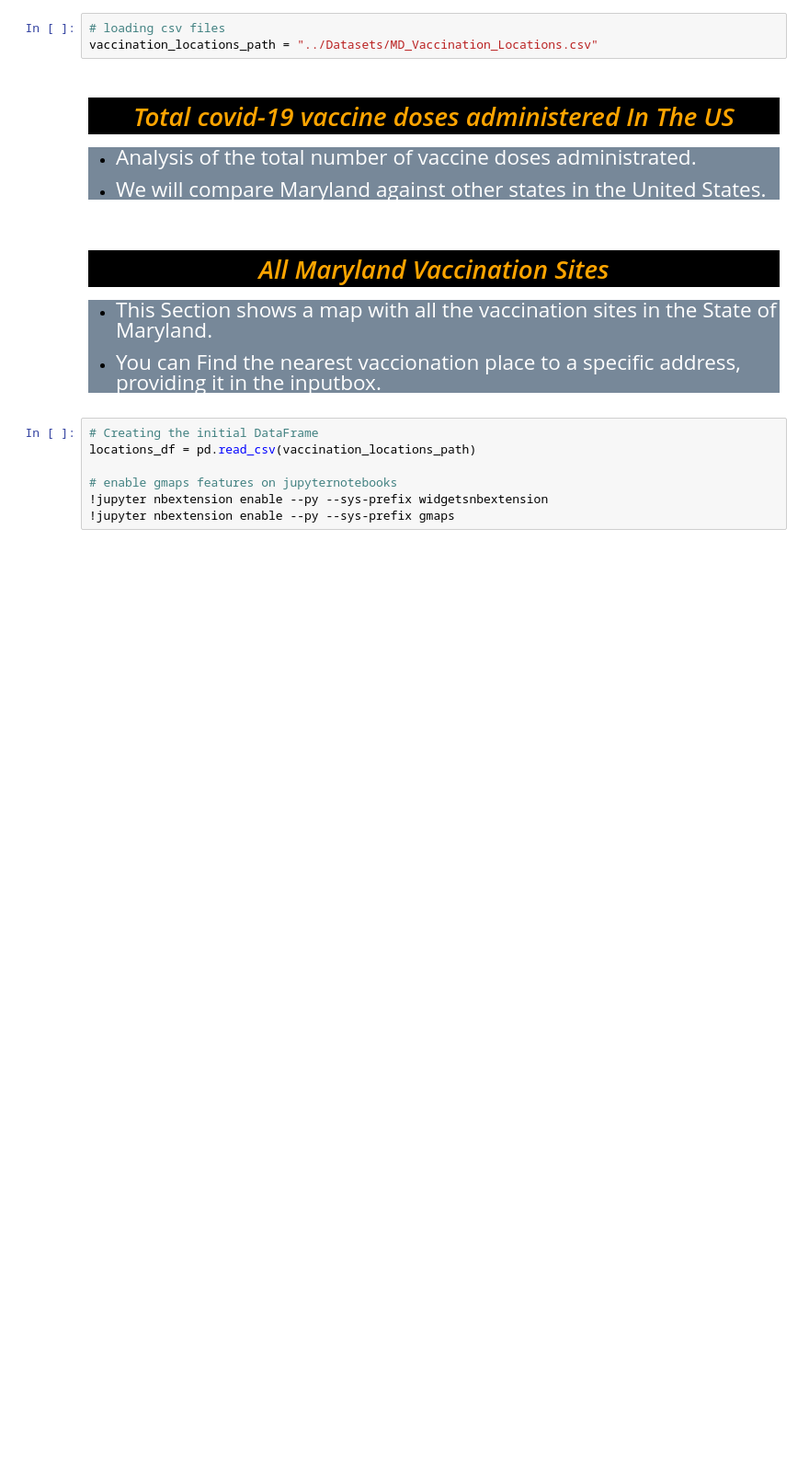
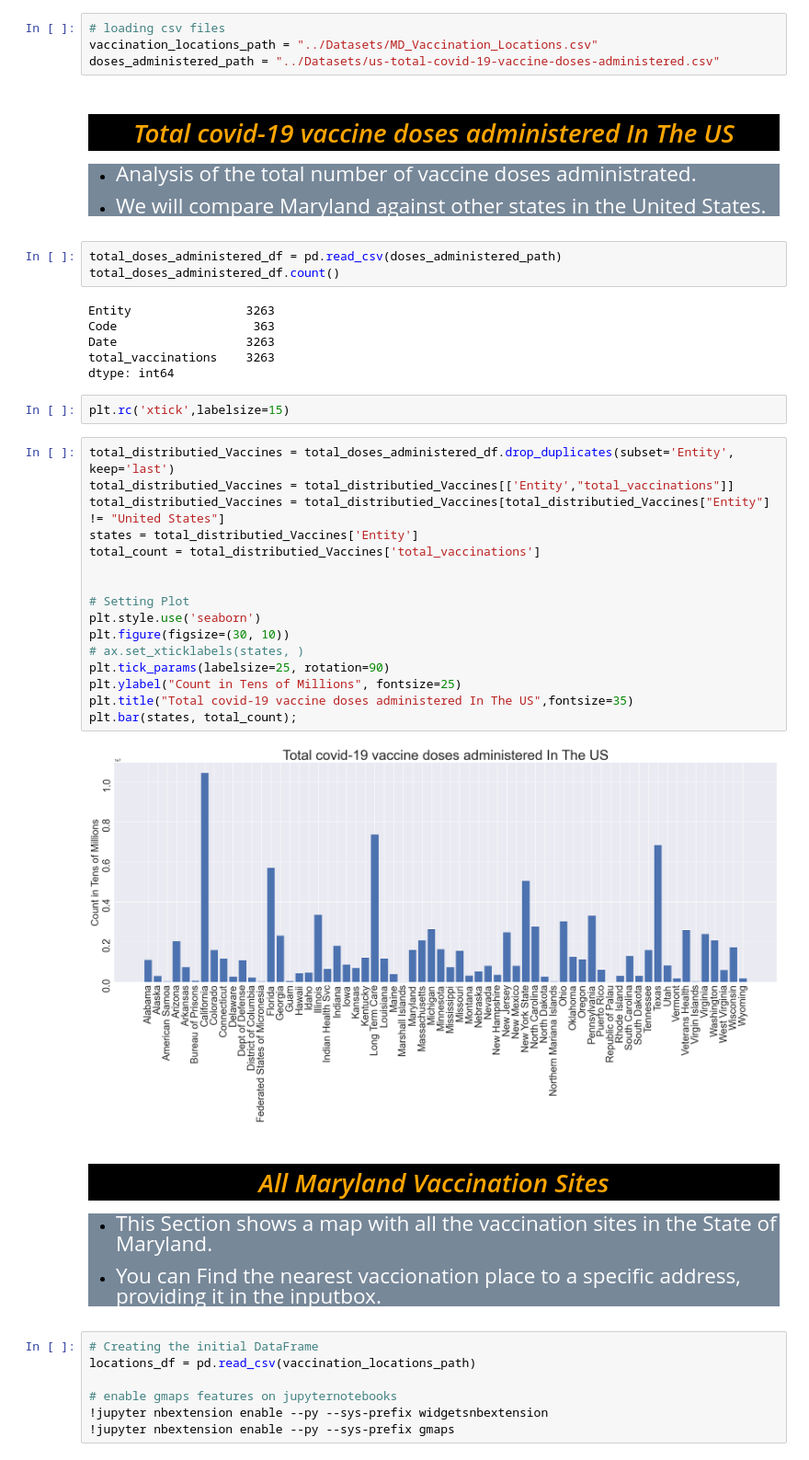
Before and after one commit to ccgrace/maryland_vaccination, a Jupyter notebook: Covid19-Vaccination-Analysis/Vaccionation_in_Maryland_starter.ipynb, the cells around one changed output. Shown at 92% size. Saved outputs shown, nothing was run; the diff lists cells and outputs as text; blank space fills up the shorter version.

```diff
--- a/Covid19-Vaccination-Analysis/Vaccionation_in_Maryland_starter.ipynb
+++ b/Covid19-Vaccination-Analysis/Vaccionation_in_Maryland_starter.ipynb
@@ -14,6 +15,7 @@ from config import g_key
 # %%
 # loading csv files
 vaccination_locations_path = "../Datasets/MD_Vaccination_Locations.csv"
+doses_administered_path = "../Datasets/us-total-covid-19-vaccine-doses-administered.csv"
 # %% [markdown]
 <center><i><h1 style="background-color:black;color:orange">Total covid-19 vaccine doses administered In The US</h1></i></center>
 <div style="background-color:LightSlateGray">
@@ -26,6 +28,35 @@ vaccination_locations_path = "../Datasets/MD_Vaccination_Locations.csv"
     </li>
     </ul>
 </div>
+# %%
+total_doses_administered_df = pd.read_csv(doses_administered_path)
+total_doses_administered_df.count()
+# %% [output]
+Entity                3263
+Code                   363
+Date                  3263
+total_vaccinations    3263
+dtype: int64
+# %%
+plt.rc('xtick',labelsize=15)
+# %%
+total_distributied_Vaccines = total_doses_administered_df.drop_duplicates(subset='Entity', keep='last')
+total_distributied_Vaccines = total_distributied_Vaccines[['Entity',"total_vaccinations"]]
+total_distributied_Vaccines = total_distributied_Vaccines[total_distributied_Vaccines["Entity"] != "United States"]
+states = total_distributied_Vaccines['Entity']
+total_count = total_distributied_Vaccines['total_vaccinations']
+
+
+# Setting Plot
+plt.style.use('seaborn')
+plt.figure(figsize=(30, 10))
+# ax.set_xticklabels(states, )
+plt.tick_params(labelsize=25, rotation=90)
+plt.ylabel("Count in Tens of Millions", fontsize=25)
+plt.title("Total covid-19 vaccine doses administered In The US",fontsize=35)
+plt.bar(states, total_count);
+# %% [output]
+[figure, added]
 # %% [markdown]
 <center><i><h1 style="background-color:black;color:orange">All Maryland Vaccination Sites</h1></i></center>
 <div style="background-color:LightSlateGray">
```
Also changed, not shown: parts of 3 cells of this notebook.
